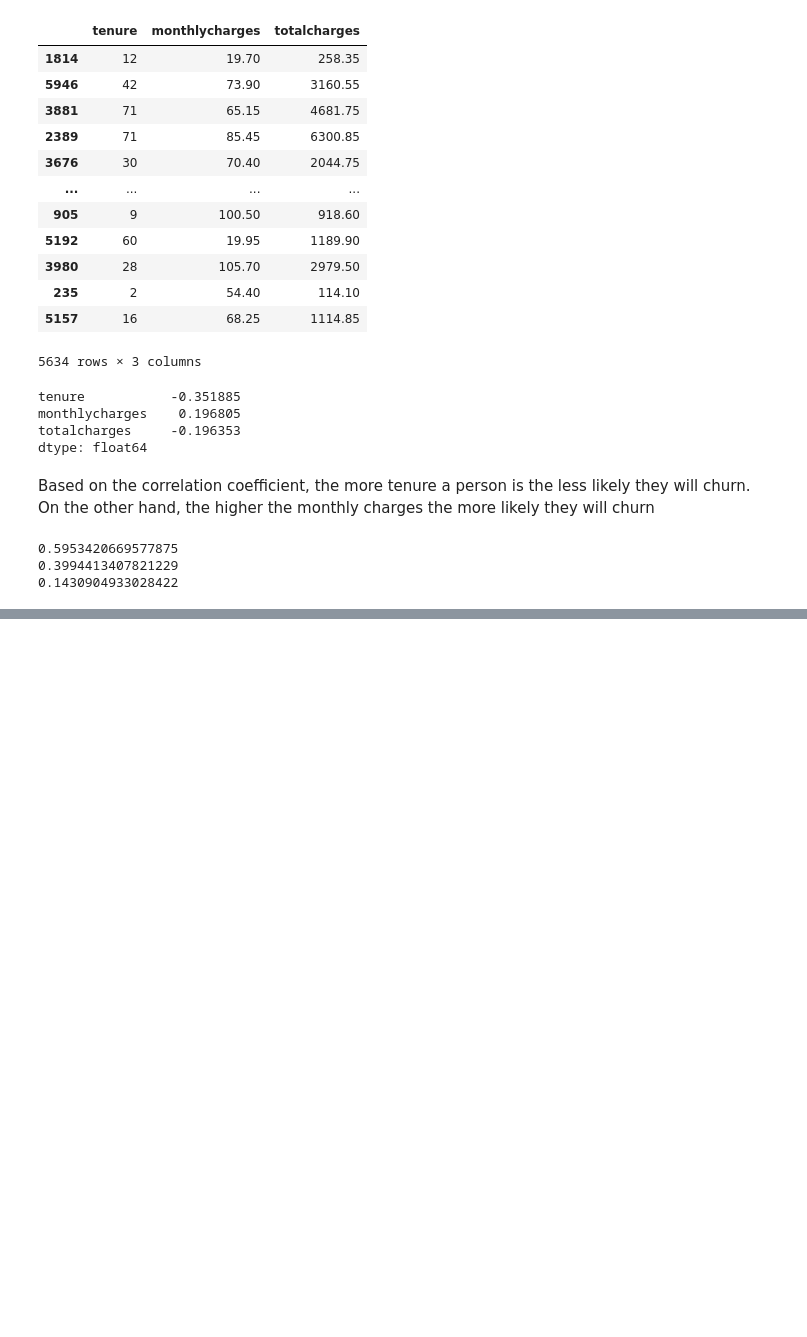
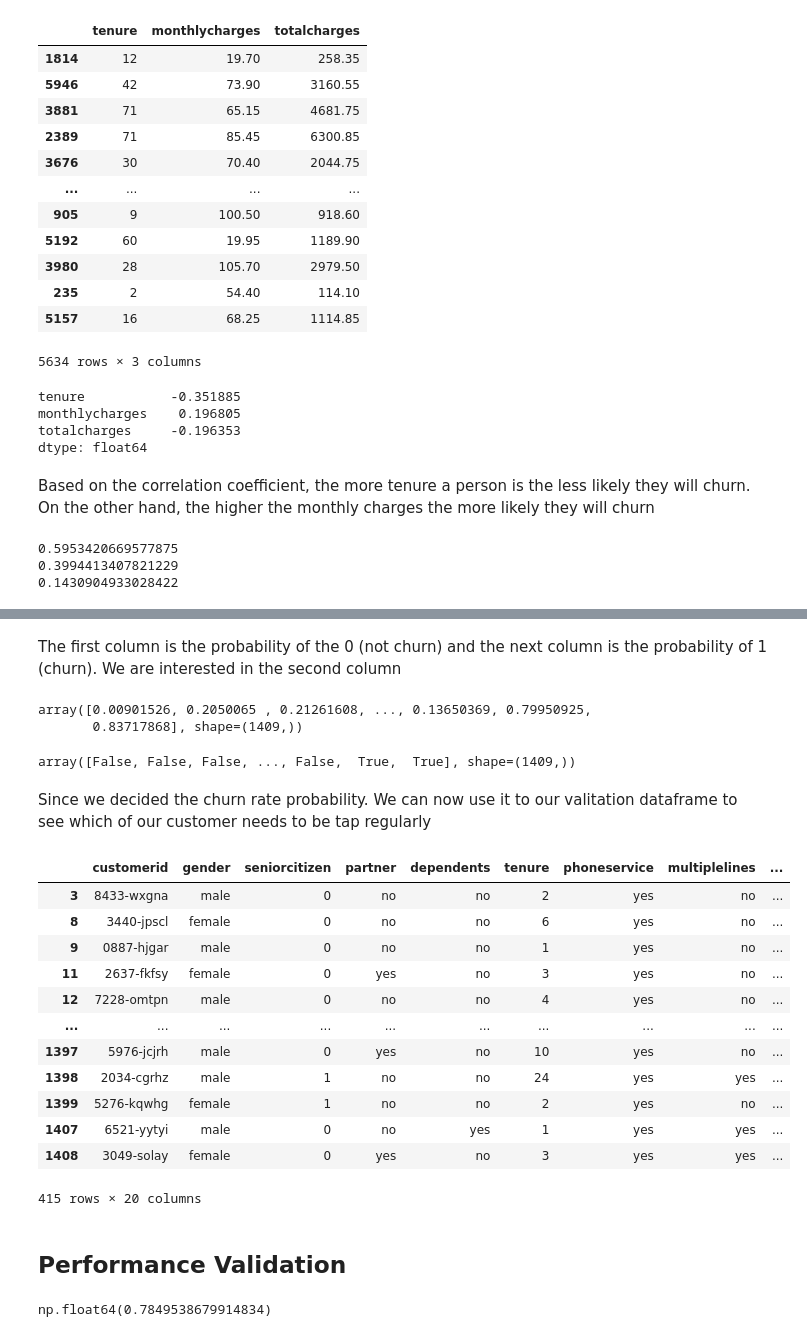
Before and after one commit to pyjom/ml-zoomcamp-2025, a Jupyter notebook: week3/week3.ipynb, the cells around one changed output, grey strips where cells are left out. Saved outputs shown, nothing was run; the diff lists cells and outputs as text; code cells hidden in the pictures; blank space fills up the shorter version.

```diff
--- a/week3/week3.ipynb
+++ b/week3/week3.ipynb
@@ -609,0 +842,6 @@ print(df_full_train[df_full_train['tenure'] > 24].churn.mean()) # > 24 months in
+# %%
+# create the model
+model = LogisticRegression()
+# %%
+# train the model using the fit method
+model.fit(X_train, y_train)
@@ -609,0 +900,40 @@ print(df_full_train[df_full_train['tenure'] > 24].churn.mean()) # > 24 months in
+# %% [markdown]
+The first column is the probability of the 0 (not churn) and the next column is the probability of 1 (churn). We are interested in the second column
+# %%
+y_pred = model.predict_proba(X_val)[:,1]
+y_pred
+# %% [output]
+array([0.00901526, 0.2050065 , 0.21261608, ..., 0.13650369, 0.79950925,
+       0.83717868], shape=(1409,))
+# %%
+# creating a custom probability to when to churn
+
+churn_decision = y_pred >=0.4
+# %%
+churn_decision
+# %% [output]
+array([False, False, False, ..., False,  True,  True], shape=(1409,))
+# %% [markdown]
+Since we decided the churn rate probability. We can now use it to our valitation dataframe to see which of our customer needs to be tap regularly
+# %%
+df_val[churn_decision]
+# %% [output]
+|  | customerid | gender | seniorcitizen | partner | dependents | tenure | phoneservice | multiplelines | ... |
+| 3 | 8433-wxgna | male | 0 | no | no | 2 | yes | no | ... |
+| 8 | 3440-jpscl | female | 0 | no | no | 6 | yes | no | ... |
+| 9 | 0887-hjgar | male | 0 | no | no | 1 | yes | no | ... |
+| 11 | 2637-fkfsy | female | 0 | yes | no | 3 | yes | no | ... |
+| 12 | 7228-omtpn | male | 0 | no | no | 4 | yes | no | ... |
+| ... | ... | ... | ... | ... | ... | ... | ... | ... | ... |
+| 1397 | 5976-jcjrh | male | 0 | yes | no | 10 | yes | no | ... |
+| 1398 | 2034-cgrhz | male | 1 | no | no | 24 | yes | yes | ... |
+| 1399 | 5276-kqwhg | female | 1 | no | no | 2 | yes | no | ... |
+| 1407 | 6521-yytyi | male | 0 | no | yes | 1 | yes | yes | ... |
+| 1408 | 3049-solay | female | 0 | yes | no | 3 | yes | yes | ... |
+415 rows × 20 columns
+# %% [markdown]
+## **Performance Validation**
+# %%
+(y_val == churn_decision).mean()
+# %% [output]
+np.float64(0.7849538679914834)
```
Also changed, not shown: parts of 39 cells of this notebook.
